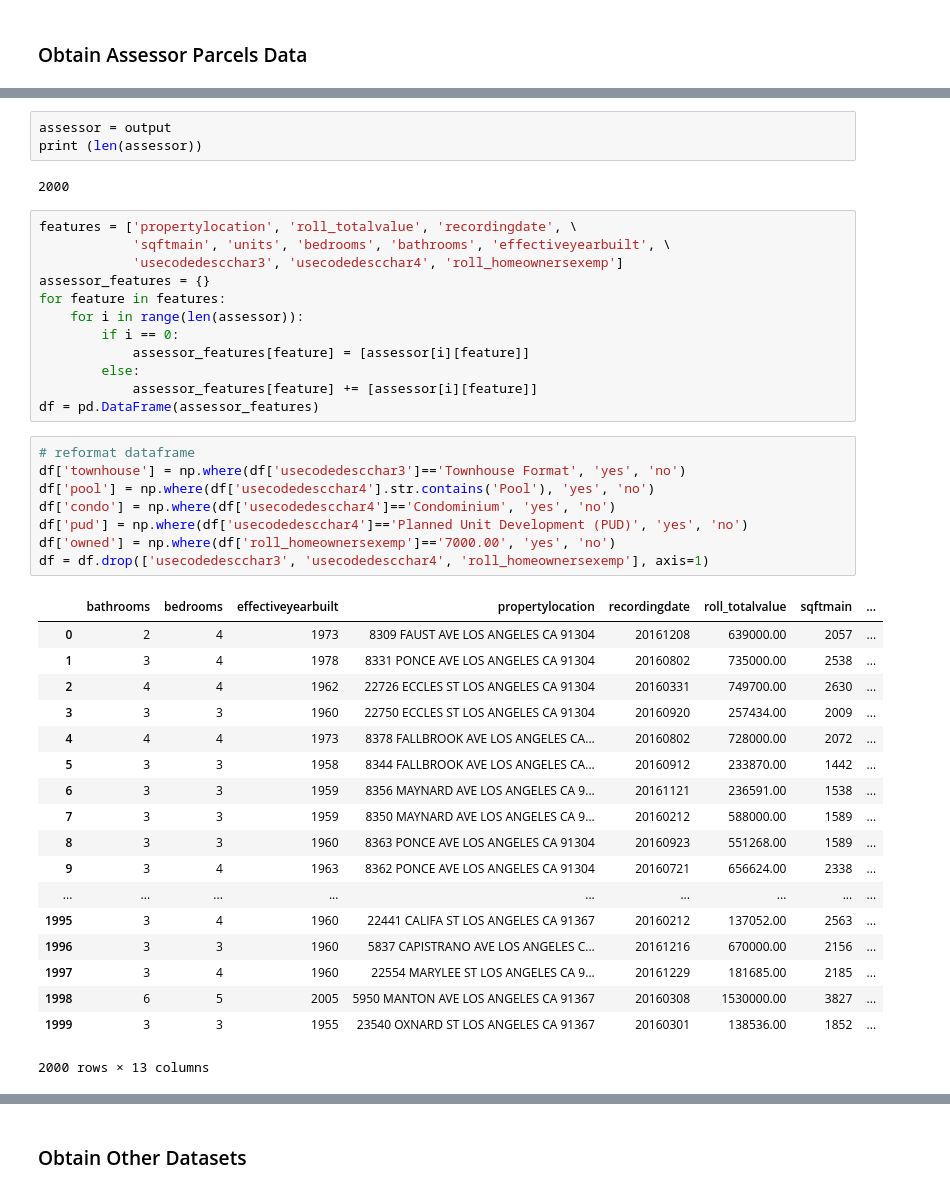
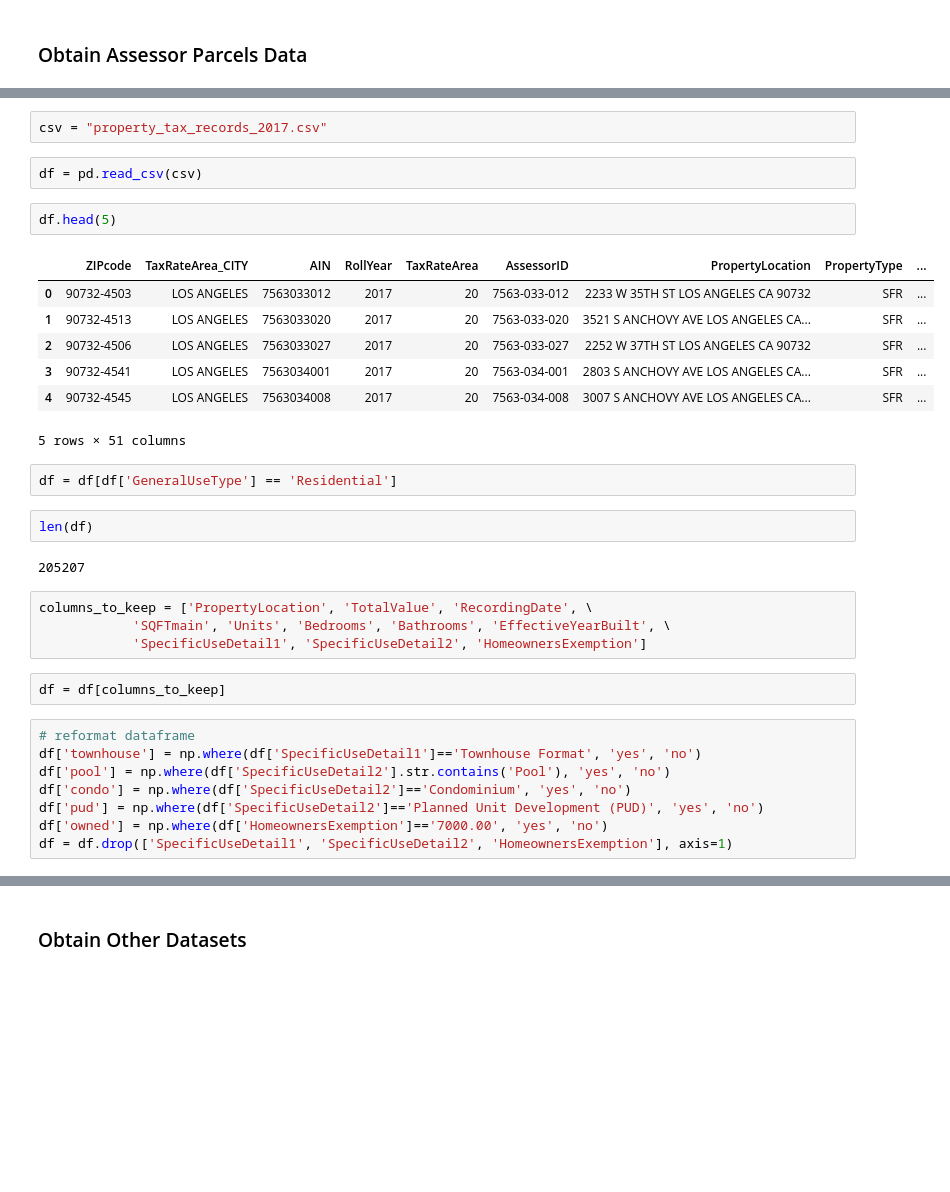
Before and after one commit to dswald/smartRE, a Jupyter notebook: sandbox/Data Integration.ipynb, the cells around one changed output, grey strips where cells are left out. Saved outputs shown, nothing was run; the diff lists cells and outputs as text; blank space fills up the shorter version.

```diff
--- a/sandbox/Data Integration.ipynb
+++ b/sandbox/Data Integration.ipynb
@@ -43,44 +14,34 @@ output = response.json()
-# %%
-assessor = output
-print (len(assessor))
-# %% [output]
-2000
-# %%
-features = ['propertylocation', 'roll_totalvalue', 'recordingdate', \
-            'sqftmain', 'units', 'bedrooms', 'bathrooms', 'effectiveyearbuilt', \
-            'usecodedescchar3', 'usecodedescchar4', 'roll_homeownersexemp']
-assessor_features = {}
-for feature in features:
-    for i in range(len(assessor)):
-        if i == 0:
-            assessor_features[feature] = [assessor[i][feature]]
-        else:
-            assessor_features[feature] += [assessor[i][feature]]
-df = pd.DataFrame(assessor_features)
+# %%
+csv = "property_tax_records_2017.csv"
+# %%
+df = pd.read_csv(csv)
+# %%
+df.head(5)
+# %% [output]
+|  | ZIPcode | TaxRateArea_CITY | AIN | RollYear | TaxRateArea | AssessorID | PropertyLocation | PropertyType | ... |
+| 0 | 90732-4503 | LOS ANGELES | 7563033012 | 2017 | 20 | 7563-033-012 | 2233 W 35TH ST LOS ANGELES CA 90732 | SFR | ... |
+| 1 | 90732-4513 | LOS ANGELES | 7563033020 | 2017 | 20 | 7563-033-020 | 3521 S ANCHOVY AVE LOS ANGELES CA... | SFR | ... |
+| 2 | 90732-4506 | LOS ANGELES | 7563033027 | 2017 | 20 | 7563-033-027 | 2252 W 37TH ST LOS ANGELES CA 90732 | SFR | ... |
+| 3 | 90732-4541 | LOS ANGELES | 7563034001 | 2017 | 20 | 7563-034-001 | 2803 S ANCHOVY AVE LOS ANGELES CA... | SFR | ... |
+| 4 | 90732-4545 | LOS ANGELES | 7563034008 | 2017 | 20 | 7563-034-008 | 3007 S ANCHOVY AVE LOS ANGELES CA... | SFR | ... |
+5 rows × 51 columns
+# %%
+df = df[df['GeneralUseType'] == 'Residential']
+# %%
+len(df)
+# %% [output]
+205207
+# %%
+columns_to_keep = ['PropertyLocation', 'TotalValue', 'RecordingDate', \
+            'SQFTmain', 'Units', 'Bedrooms', 'Bathrooms', 'EffectiveYearBuilt', \
+            'SpecificUseDetail1', 'SpecificUseDetail2', 'HomeownersExemption']
+# %%
+df = df[columns_to_keep]
 # %%
 # reformat dataframe
-df['townhouse'] = np.where(df['usecodedescchar3']=='Townhouse Format', 'yes', 'no')
-df['pool'] = np.where(df['usecodedescchar4'].str.contains('Pool'), 'yes', 'no')
-df['condo'] = np.where(df['usecodedescchar4']=='Condominium', 'yes', 'no')
-df['pud'] = np.where(df['usecodedescchar4']=='Planned Unit Development (PUD)', 'yes', 'no')
-df['owned'] = np.where(df['roll_homeownersexemp']=='7000.00', 'yes', 'no')
-df = df.drop(['usecodedescchar3', 'usecodedescchar4', 'roll_homeownersexemp'], axis=1)
+df['townhouse'] = np.where(df['SpecificUseDetail1']=='Townhouse Format', 'yes', 'no')
+df['pool'] = np.where(df['SpecificUseDetail2'].str.contains('Pool'), 'yes', 'no')
+df['condo'] = np.where(df['SpecificUseDetail2']=='Condominium', 'yes', 'no')
+df['pud'] = np.where(df['SpecificUseDetail2']=='Planned Unit Development (PUD)', 'yes', 'no')
+df['owned'] = np.where(df['HomeownersExemption']=='7000.00', 'yes', 'no')
+df = df.drop(['SpecificUseDetail1', 'SpecificUseDetail2', 'HomeownersExemption'], axis=1)
-# %% [output]
-|  | bathrooms | bedrooms | effectiveyearbuilt | propertylocation | recordingdate | roll_totalvalue | sqftmain | ... |
-| 0 | 2 | 4 | 1973 | 8309 FAUST AVE LOS ANGELES CA 91304 | 20161208 | 639000.00 | 2057 | ... |
-| 1 | 3 | 4 | 1978 | 8331 PONCE AVE LOS ANGELES CA 91304 | 20160802 | 735000.00 | 2538 | ... |
-| 2 | 4 | 4 | 1962 | 22726 ECCLES ST LOS ANGELES CA 91304 | 20160331 | 749700.00 | 2630 | ... |
-| 3 | 3 | 3 | 1960 | 22750 ECCLES ST LOS ANGELES CA 91304 | 20160920 | 257434.00 | 2009 | ... |
-| 4 | 4 | 4 | 1973 | 8378 FALLBROOK AVE LOS ANGELES CA... | 20160802 | 728000.00 | 2072 | ... |
-| 5 | 3 | 3 | 1958 | 8344 FALLBROOK AVE LOS ANGELES CA... | 20160912 | 233870.00 | 1442 | ... |
-| 6 | 3 | 3 | 1959 | 8356 MAYNARD AVE LOS ANGELES CA 9... | 20161121 | 236591.00 | 1538 | ... |
-| 7 | 3 | 3 | 1959 | 8350 MAYNARD AVE LOS ANGELES CA 9... | 20160212 | 588000.00 | 1589 | ... |
-| 8 | 3 | 3 | 1960 | 8363 PONCE AVE LOS ANGELES CA 91304 | 20160923 | 551268.00 | 1589 | ... |
-| 9 | 3 | 4 | 1963 | 8362 PONCE AVE LOS ANGELES CA 91304 | 20160721 | 656624.00 | 2338 | ... |
-| ... | ... | ... | ... | ... | ... | ... | ... | ... |
-| 1995 | 3 | 4 | 1960 | 22441 CALIFA ST LOS ANGELES CA 91367 | 20160212 | 137052.00 | 2563 | ... |
-| 1996 | 3 | 3 | 1960 | 5837 CAPISTRANO AVE LOS ANGELES C... | 20161216 | 670000.00 | 2156 | ... |
-| 1997 | 3 | 4 | 1960 | 22554 MARYLEE ST LOS ANGELES CA 9... | 20161229 | 181685.00 | 2185 | ... |
-| 1998 | 6 | 5 | 2005 | 5950 MANTON AVE LOS ANGELES CA 91367 | 20160308 | 1530000.00 | 3827 | ... |
-| 1999 | 3 | 3 | 1955 | 23540 OXNARD ST LOS ANGELES CA 91367 | 20160301 | 138536.00 | 1852 | ... |
-2000 rows × 13 columns
```
Also changed, not shown: parts of 4 cells of this notebook.
